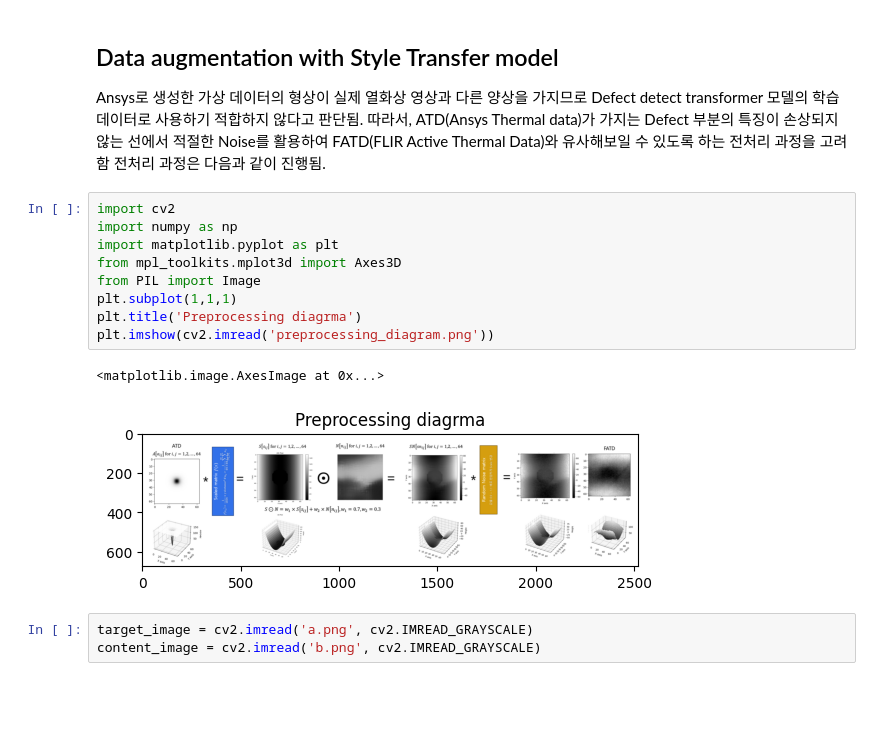
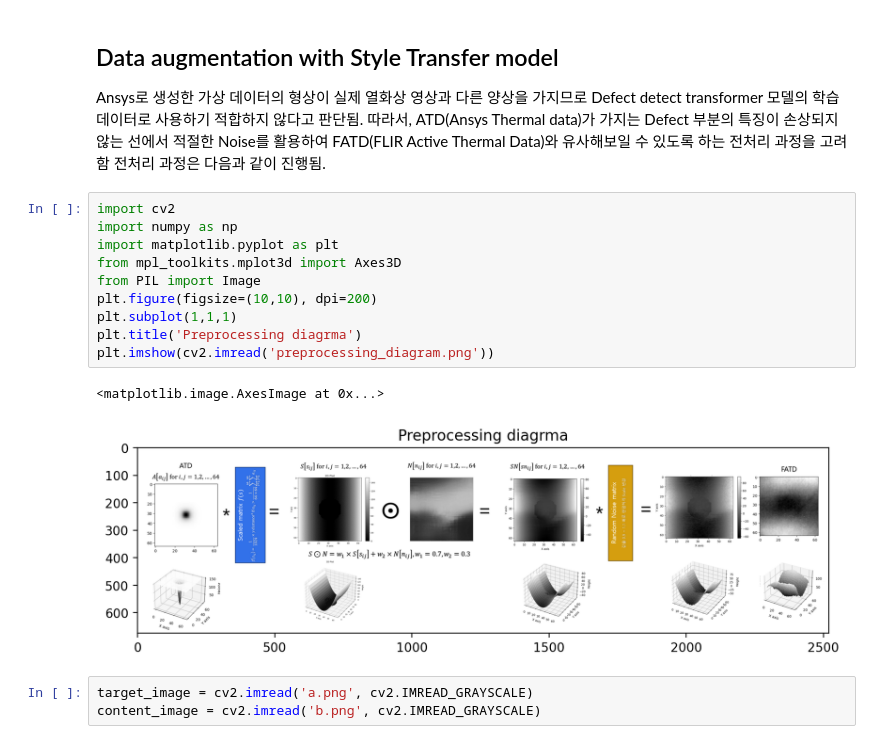
Before and after one commit to HMCHON/FRP_defect_detection, a Jupyter notebook: Transformer/tools/dataset_convert/preprocessing.ipynb, the cells around one changed output. Drawn from its saved outputs; the diff is of its cells as text; blank space fills up the shorter version.

```diff
--- a/Transformer/tools/dataset_convert/preprocessing.ipynb
+++ b/Transformer/tools/dataset_convert/preprocessing.ipynb
@@ -6,15 +6,16 @@ Ansys로 생성한 가상 데이터의 형상이 실제 열화상 영상과 다
 # %%
 import cv2
 import numpy as np
 import matplotlib.pyplot as plt
 from mpl_toolkits.mplot3d import Axes3D
 from PIL import Image
+plt.figure(figsize=(10,10), dpi=200)
 plt.subplot(1,1,1)
 plt.title('Preprocessing diagrma')
 plt.imshow(cv2.imread('preprocessing_diagram.png'))
 # %% [output]
 <matplotlib.image.AxesImage at 0x...>
-[figure, old version]
+[figure, new version]
 # %%
 target_image = cv2.imread('a.png', cv2.IMREAD_GRAYSCALE)
 content_image = cv2.imread('b.png', cv2.IMREAD_GRAYSCALE)
```
Also changed, not shown: 3 other files.
